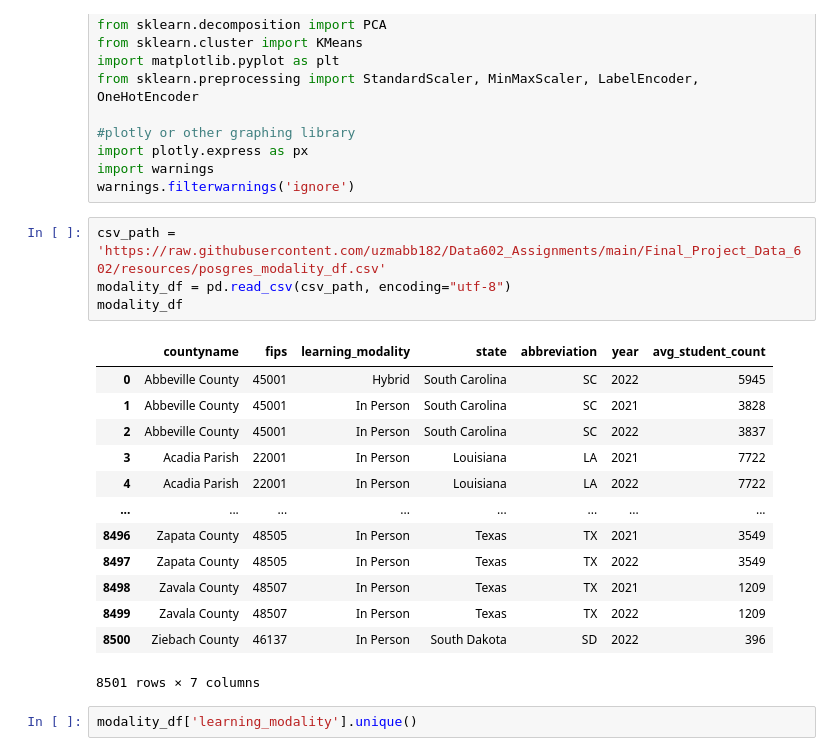
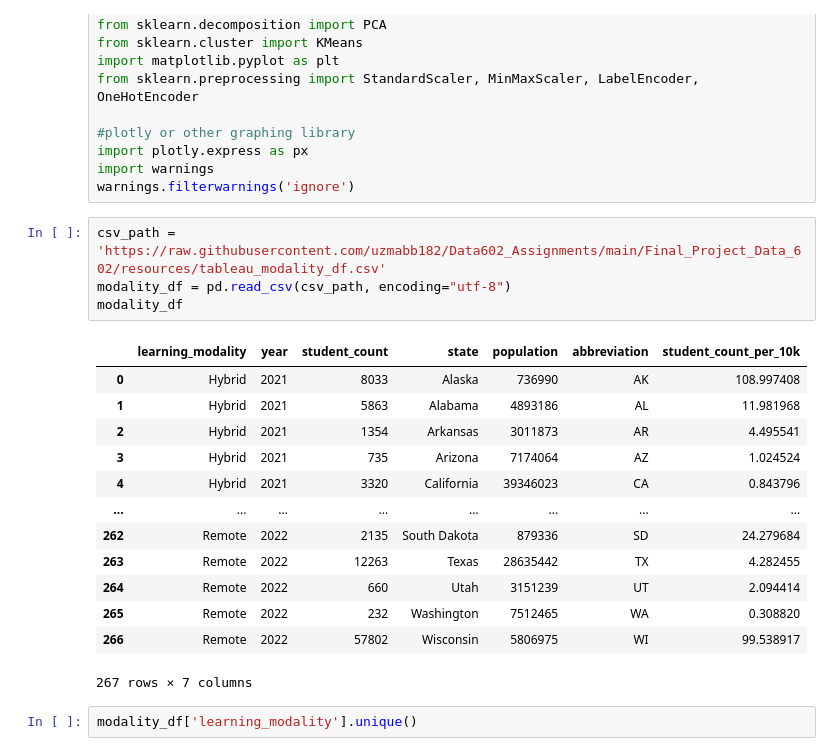
Before and after one commit to uzmabb182/Data602_Assignments, a Jupyter notebook: Final_Project_Data_602/data_602_machine_learning_analysis.ipynb, the cells around one changed output. Cells and saved outputs as stored; diff of their text form.

```diff
--- a/Final_Project_Data_602/data_602_machine_learning_analysis.ipynb
+++ b/Final_Project_Data_602/data_602_machine_learning_analysis.ipynb
@@ -25,23 +25,23 @@ import plotly.express as px
 import warnings
 warnings.filterwarnings('ignore')
 # %%
-csv_path = 'https://raw.githubusercontent.com/uzmabb182/Data602_Assignments/main/Final_Project_Data_602/resources/posgres_modality_df.csv'
+csv_path = 'https://raw.githubusercontent.com/uzmabb182/Data602_Assignments/main/Final_Project_Data_602/resources/tableau_modality_df.csv'
 modality_df = pd.read_csv(csv_path, encoding="utf-8")
 modality_df
 # %% [output]
-|  | countyname | fips | learning_modality | state | abbreviation | year | avg_student_count |
-| 0 | Abbeville County | 45001 | Hybrid | South Carolina | SC | 2022 | 5945 |
-| 1 | Abbeville County | 45001 | In Person | South Carolina | SC | 2021 | 3828 |
-| 2 | Abbeville County | 45001 | In Person | South Carolina | SC | 2022 | 3837 |
-| 3 | Acadia Parish | 22001 | In Person | Louisiana | LA | 2021 | 7722 |
-| 4 | Acadia Parish | 22001 | In Person | Louisiana | LA | 2022 | 7722 |
+|  | learning_modality | year | student_count | state | population | abbreviation | student_count_per_10k |
+| 0 | Hybrid | 2021 | 8033 | Alaska | 736990 | AK | 108.997408 |
+| 1 | Hybrid | 2021 | 5863 | Alabama | 4893186 | AL | 11.981968 |
+| 2 | Hybrid | 2021 | 1354 | Arkansas | 3011873 | AR | 4.495541 |
+| 3 | Hybrid | 2021 | 735 | Arizona | 7174064 | AZ | 1.024524 |
+| 4 | Hybrid | 2021 | 3320 | California | 39346023 | CA | 0.843796 |
 | ... | ... | ... | ... | ... | ... | ... | ... |
-| 8496 | Zapata County | 48505 | In Person | Texas | TX | 2021 | 3549 |
-| 8497 | Zapata County | 48505 | In Person | Texas | TX | 2022 | 3549 |
-| 8498 | Zavala County | 48507 | In Person | Texas | TX | 2021 | 1209 |
-| 8499 | Zavala County | 48507 | In Person | Texas | TX | 2022 | 1209 |
-| 8500 | Ziebach County | 46137 | In Person | South Dakota | SD | 2022 | 396 |
+| 262 | Remote | 2022 | 2135 | South Dakota | 879336 | SD | 24.279684 |
+| 263 | Remote | 2022 | 12263 | Texas | 28635442 | TX | 4.282455 |
+| 264 | Remote | 2022 | 660 | Utah | 3151239 | UT | 2.094414 |
+| 265 | Remote | 2022 | 232 | Washington | 7512465 | WA | 0.308820 |
+| 266 | Remote | 2022 | 57802 | Wisconsin | 5806975 | WI | 99.538917 |
-8501 rows × 7 columns
+267 rows × 7 columns
 # %%
 modality_df['learning_modality'].unique()
 # %% [output]
```
Also changed, not shown: parts of 15 cells of this notebook.
